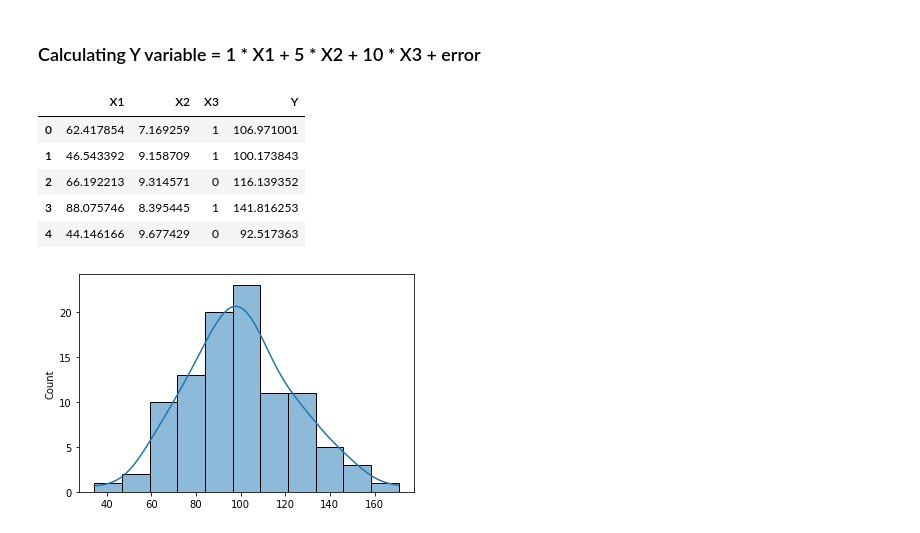
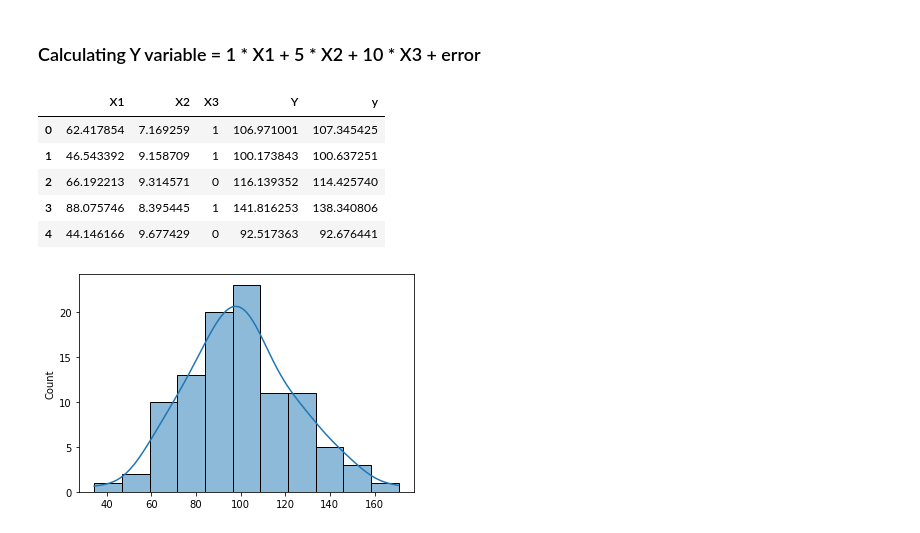
Before and after one commit to Mythamor/Linear_Regression, a Jupyter notebook: Linear_Regression.ipynb, the cells around one changed output. Saved outputs shown, nothing was run; the diff lists cells and outputs as text; code cells hidden in the pictures.

```diff
--- a/Linear_Regression.ipynb
+++ b/Linear_Regression.ipynb
@@ -105,21 +119,21 @@ sns.barplot(data=X3);
 # %%
 # Error: Random value from normal distribution (mean=0, std=2)
 error = np.random.normal(0, 2, 100)
 
-Y = 1 * X1 + 5 * X2 + 10 *X3 + error
+y = 1 * X1 + 5 * X2 + 10 *X3 + error
 
 # Add Y to the dataframe
-df['Y'] = Y
+df['y'] = y
 
 # Print the first 5 rows
 df.head()
 # %% [output]
-|  | X1 | X2 | X3 | Y |
-| 0 | 62.417854 | 7.169259 | 1 | 106.971001 |
-| 1 | 46.543392 | 9.158709 | 1 | 100.173843 |
-| 2 | 66.192213 | 9.314571 | 0 | 116.139352 |
-| 3 | 88.075746 | 8.395445 | 1 | 141.816253 |
-| 4 | 44.146166 | 9.677429 | 0 | 92.517363 |
+|  | X1 | X2 | X3 | Y | y |
+| 0 | 62.417854 | 7.169259 | 1 | 106.971001 | 107.345425 |
+| 1 | 46.543392 | 9.158709 | 1 | 100.173843 | 100.637251 |
+| 2 | 66.192213 | 9.314571 | 0 | 116.139352 | 114.425740 |
+| 3 | 88.075746 | 8.395445 | 1 | 141.816253 | 138.340806 |
+| 4 | 44.146166 | 9.677429 | 0 | 92.517363 | 92.676441 |
 # %%
 # Plot the distribution of Y
 sns.histplot(Y, kde=True);
```
Also changed, not shown: parts of 16 cells of this notebook.
